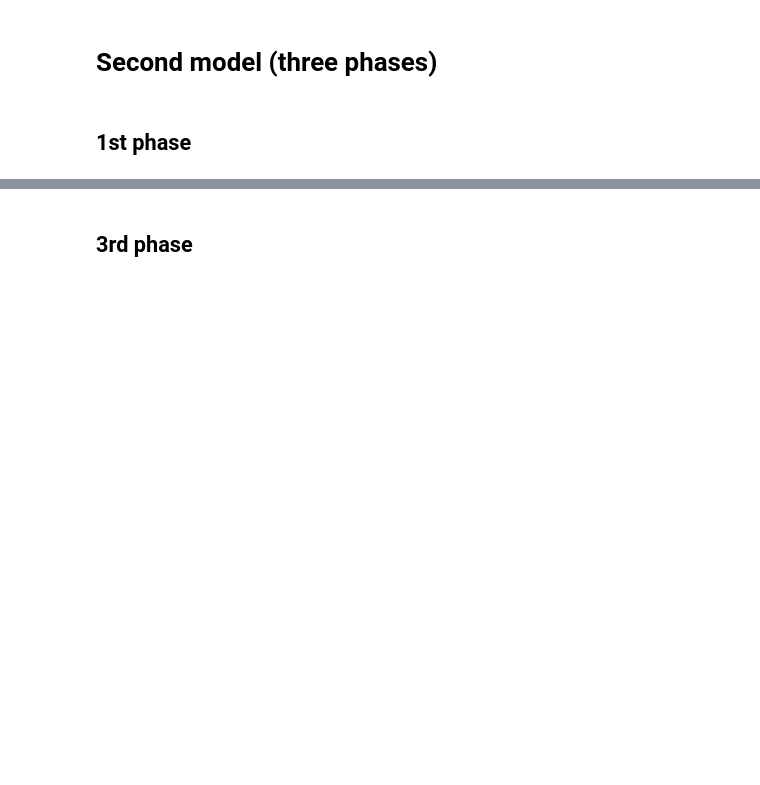
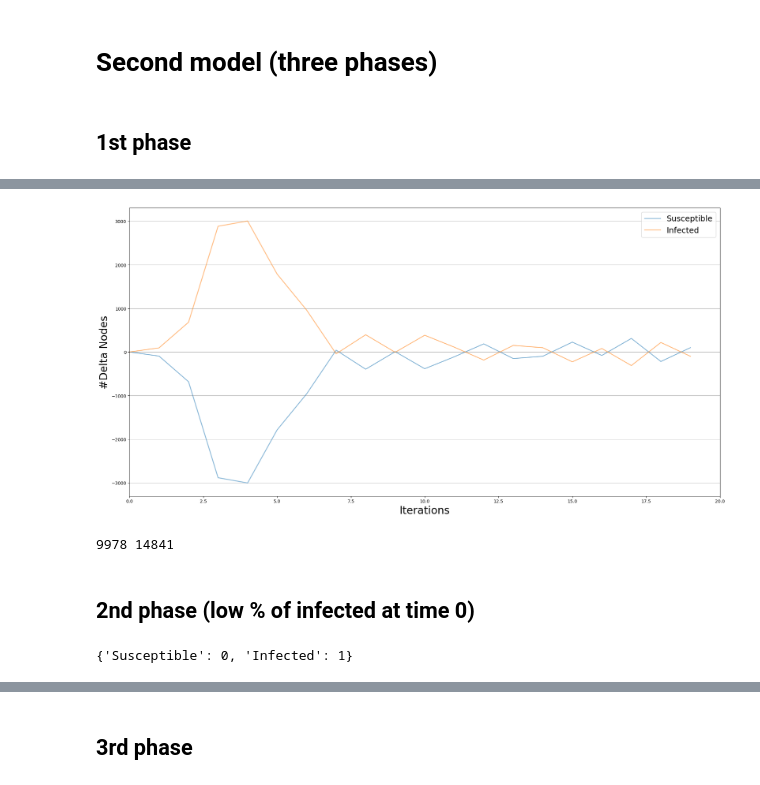
Before and after one commit to pspinaunipi/Project_Social_Network_Analysis, a Jupyter notebook: Infection simulation.ipynb, the cells around one changed output, grey strips where cells are left out. Drawn from its saved outputs; the diff is of its cells as text; code cells hidden in the pictures; blank space fills up the shorter version.

```diff
--- a/Infection simulation.ipynb
+++ b/Infection simulation.ipynb
@@ -128,0 +96,31 @@ viz.plot()
+# %%
+viz = DiffusionPrevalence(model2_1, trends2_1)
+viz.plot()
+# %% [output]
+[figure, added]
+# %%
+# estracted the status of all the nodes from the dictionary containing all the status changes
+# in order to run a test with them for the second phase
+
+infected_1 = []
+not_infected_1 = []
+
+for key, item in list(iterations[0]['status'].items()):
+    i = 19
+    while (key not in iterations[i]['status'].keys()):
+        i=i-1
+    if (iterations[i]['status'][key]==1):
+        infected_1.append(key)
+    else:
+        not_infected_1.append(key)
+
+print(len(infected_1), len(not_infected_1))
+# %% [output]
+9978 14841
+# %% [markdown]
+## 2nd phase (low % of infected at time 0)
+# %%
+model2_2 = ep.SISModel(g)
+model2_2.available_statuses
+# %% [output]
+{'Susceptible': 0, 'Infected': 1}
```
Also changed, not shown: parts of 132 cells of this notebook, 1 other file.
